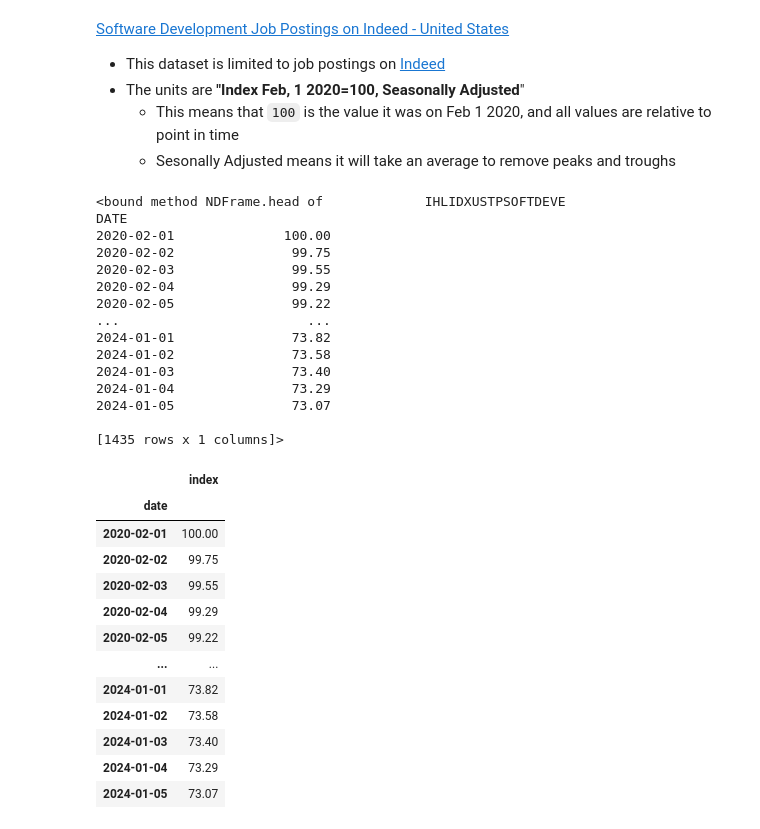
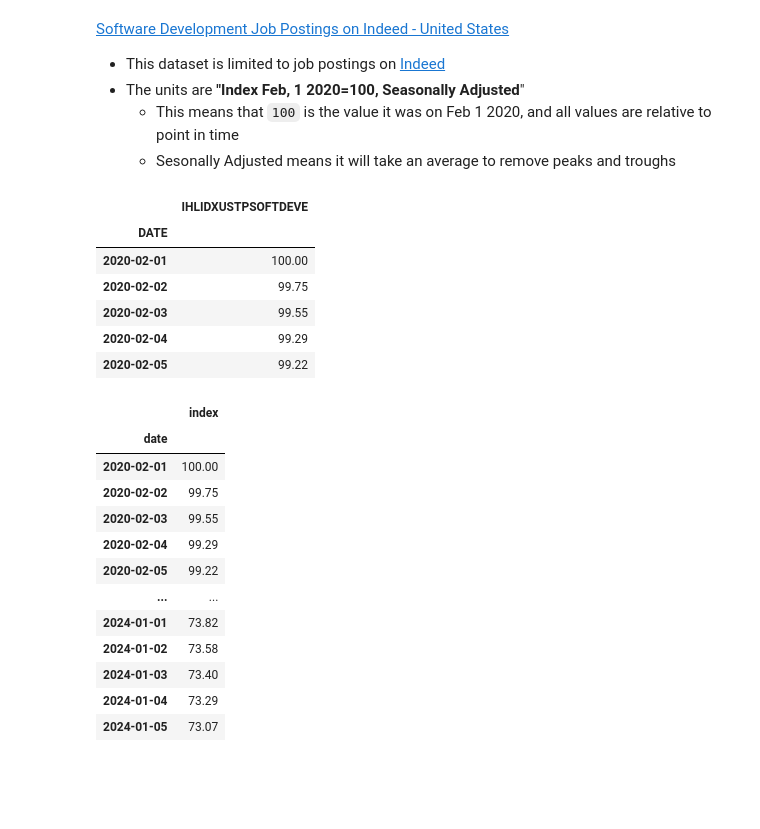
Before and after one commit to SammyAbukmeil/ai-software-engineering-impact, a Jupyter notebook: impact-of-ai-sofware-engineering-jobs.ipynb, the cells around one changed output. Cells and saved outputs as stored; diff of their text form; code cells hidden in the pictures; blank space fills up the shorter version.

```diff
--- a/impact-of-ai-sofware-engineering-jobs.ipynb
+++ b/impact-of-ai-sofware-engineering-jobs.ipynb
@@ -48,31 +32,23 @@
 # %%
 import pandas as pd
 
-raw_data = pd.read_csv(
+data = pd.read_csv(
     "./datasets/fred-software-development-jobs-indeed-us.csv",
     parse_dates=[0],
     index_col=0
 )
 
-df = pd.DataFrame(raw_data)
+df = pd.DataFrame(data)
 
-df.head
+df.head()
 # %% [output]
-<bound method NDFrame.head of             IHLIDXUSTPSOFTDEVE
-DATE
-2020-02-01              100.00
-2020-02-02               99.75
-2020-02-03               99.55
-2020-02-04               99.29
-2020-02-05               99.22
-...                        ...
-2024-01-01               73.82
-2024-01-02               73.58
-2024-01-03               73.40
-2024-01-04               73.29
-2024-01-05               73.07
-
-[1435 rows x 1 columns]>
+|  | IHLIDXUSTPSOFTDEVE |
+| DATE |  |
+| 2020-02-01 | 100.00 |
+| 2020-02-02 | 99.75 |
+| 2020-02-03 | 99.55 |
+| 2020-02-04 | 99.29 |
+| 2020-02-05 | 99.22 |
 # %%
 # Update column names
 (
```
Also changed, not shown: parts of 9 cells of this notebook, 2 other files.
